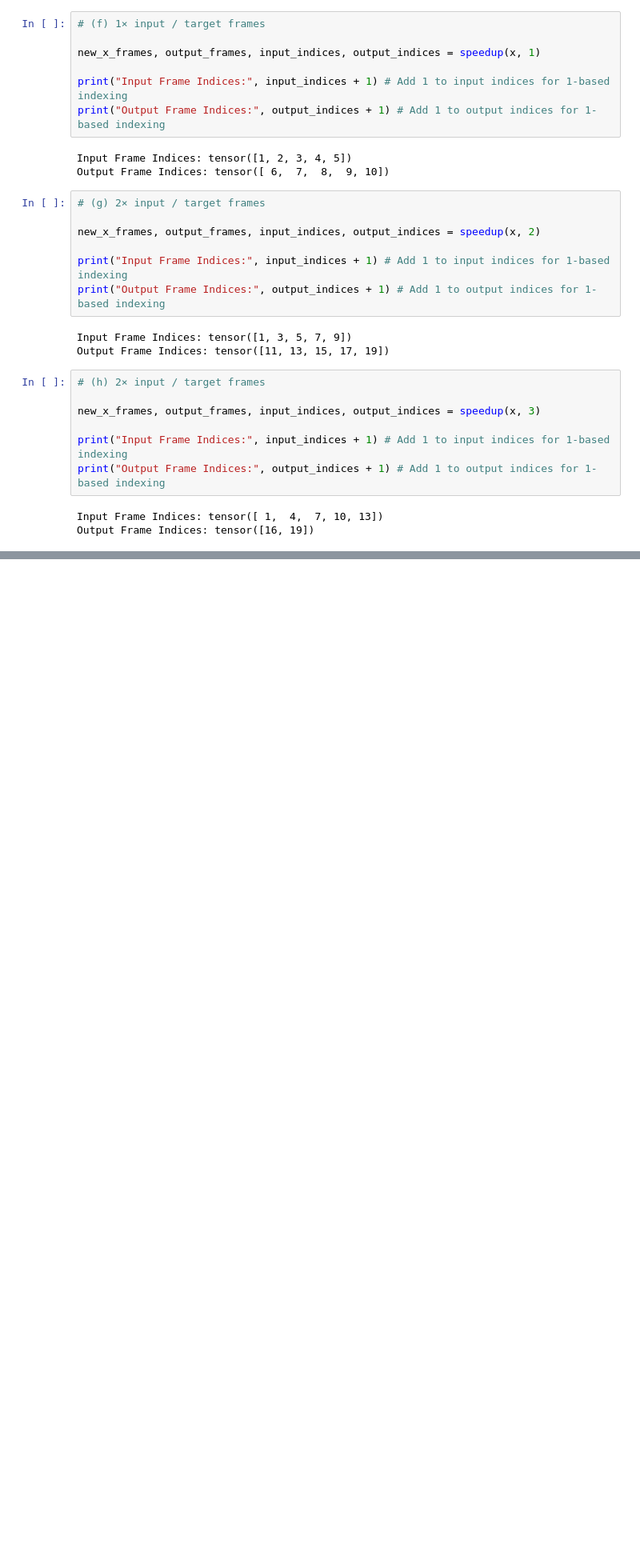
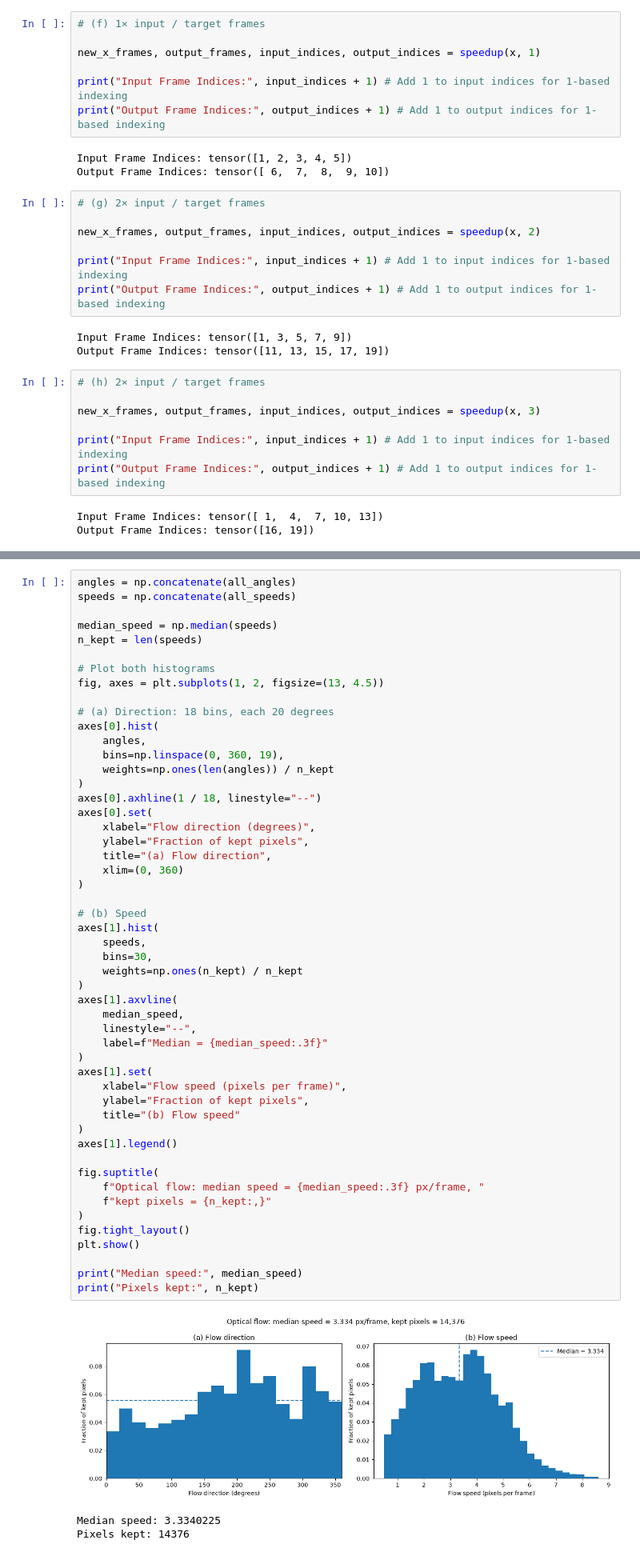
Before and after one commit to obaidhsn/25280049_Assignment2_DL4STG, a Jupyter notebook: 25280049_Question2.ipynb, the cells around one changed output, grey strips where cells are left out. Shown at 80% size. Drawn from its saved outputs; the diff is of its cells as text; blank space fills up the shorter version.

```diff
--- a/25280049_Question2.ipynb
+++ b/25280049_Question2.ipynb
@@ -172,0 +202,55 @@ Output Frame Indices: tensor([16, 19])
+# %%
+angles = np.concatenate(all_angles)
+speeds = np.concatenate(all_speeds)
+
+median_speed = np.median(speeds)
+n_kept = len(speeds)
+
+# Plot both histograms
+fig, axes = plt.subplots(1, 2, figsize=(13, 4.5))
+
+# (a) Direction: 18 bins, each 20 degrees
+axes[0].hist(
+    angles,
+    bins=np.linspace(0, 360, 19),
+    weights=np.ones(len(angles)) / n_kept
+)
+axes[0].axhline(1 / 18, linestyle="--")
+axes[0].set(
+    xlabel="Flow direction (degrees)",
+    ylabel="Fraction of kept pixels",
+    title="(a) Flow direction",
+    xlim=(0, 360)
+)
+
+# (b) Speed
+axes[1].hist(
+    speeds,
+    bins=30,
+    weights=np.ones(n_kept) / n_kept
+)
+axes[1].axvline(
+    median_speed,
+    linestyle="--",
+    label=f"Median = {median_speed:.3f}"
+)
+axes[1].set(
+    xlabel="Flow speed (pixels per frame)",
+    ylabel="Fraction of kept pixels",
+    title="(b) Flow speed"
+)
+axes[1].legend()
+
+fig.suptitle(
+    f"Optical flow: median speed = {median_speed:.3f} px/frame, "
+    f"kept pixels = {n_kept:,}"
+)
+fig.tight_layout()
+plt.show()
+
+print("Median speed:", median_speed)
+print("Pixels kept:", n_kept)
+# %% [output]
+[figure, added]
+Median speed: 3.3340225
+Pixels kept: 14376
```
Also changed, not shown: parts of 4 cells of this notebook, 1 other file.
